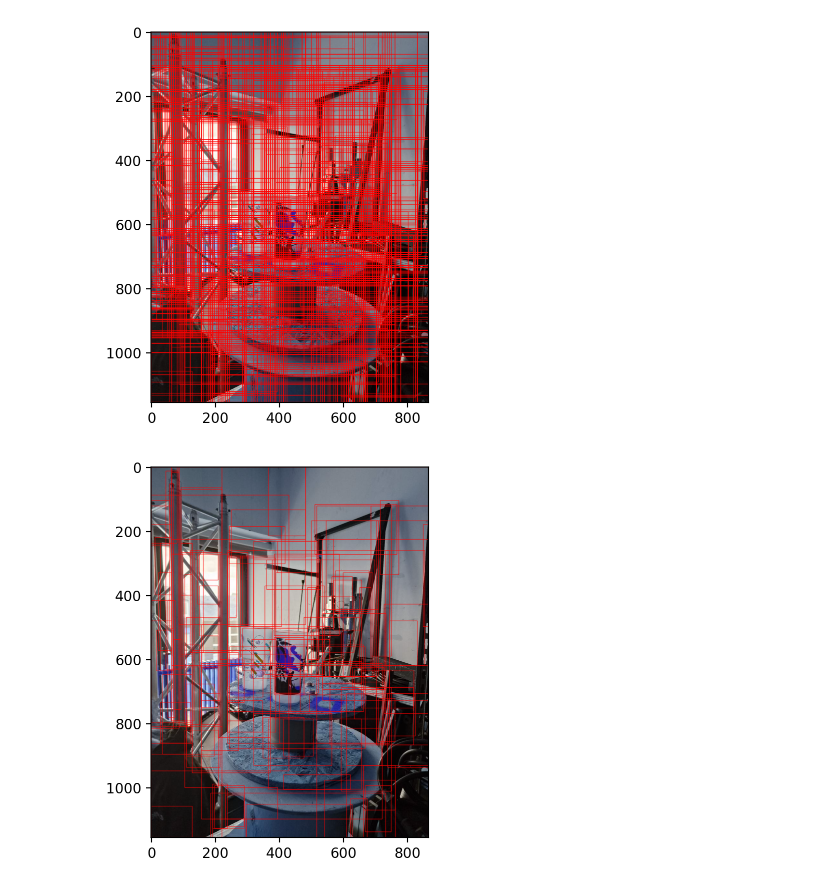
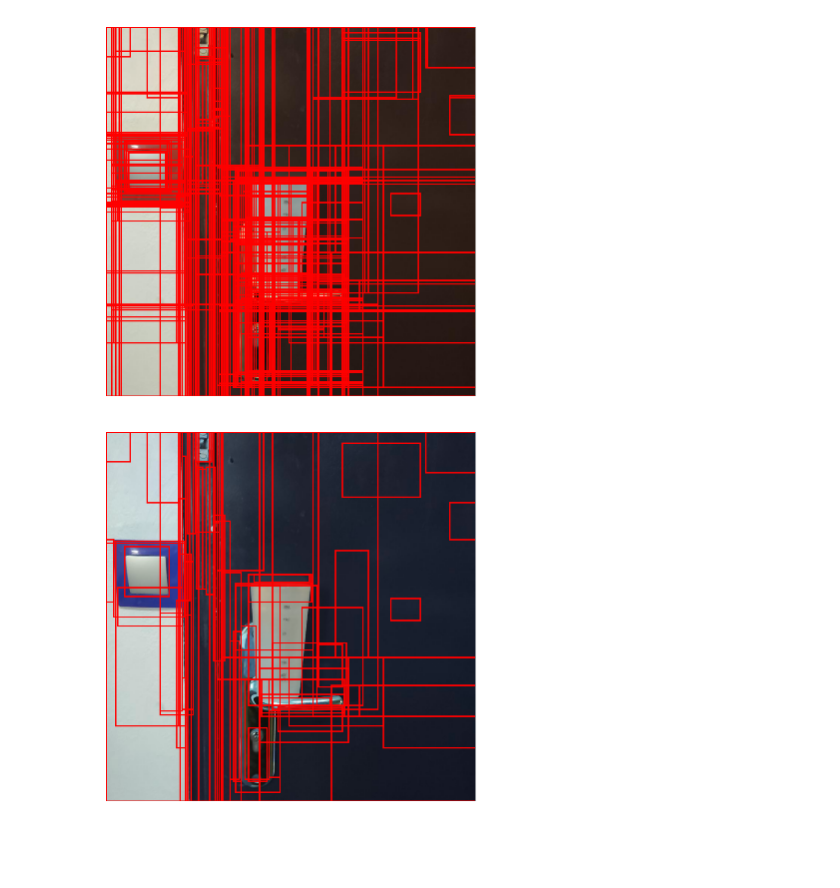
Before and after one commit to pierreadorni/ecocup_detection, a Jupyter notebook: object_detection.ipynb, the cells around one changed output. Cells and saved outputs as stored; diff of their text form; code cells hidden in the pictures; blank space fills up the shorter version.

```diff
--- a/object_detection.ipynb
+++ b/object_detection.ipynb
@@ -36,14 +38,20 @@ def possible_objects(img):
 
 def show_boxes(img, boxes):
     # copy image
-    imOut = img.copy()
-    # iterate over all the region proposals
+    # imOut = img.copy()
+    # # iterate over all the region proposals
+    # for rect in boxes:
+    #     # draw rectangle for region proposal till 100
+    #     x, y, w, h = rect
+    #     cv2.rectangle(imOut, (x, y), (x+w, y+h), (255, 0, 0), 1, cv2.LINE_AA)
+    # show output
+    plt.imshow(img)
+    # remove axis
+    plt.axis("off")
     for rect in boxes:
         # draw rectangle for region proposal till 100
         x, y, w, h = rect
-        cv2.rectangle(imOut, (x, y), (x+w, y+h), (255, 0, 0), 1, cv2.LINE_AA)
-    # show output
-    plt.imshow(imOut)
+        plt.gca().add_patch(plt.Rectangle((x, y), w, h, fill=False, edgecolor='r', linewidth=1))
 
 def IoU(b1, b2):
     i1, j1, h1, l1 = b1
@@ -58,11 +66,11 @@ def IoU(b1, b2):
         return (x2 - x1) * (y2 - y1) / (h1 * l1 + h2 * l2 - (x2 - x1) * (y2 - y1))
 # %%
 # show_boxes(im, )
-boxes = possible_objects(cv2.imread("data/images/pos/abigotte_pos_003.jpg"))
+boxes = possible_objects(io.imread("data/images/pos/adornipi_pos_005.jpg"))
 # %%
-show_boxes(cv2.imread("data/images/pos/abigotte_pos_003.jpg"), boxes)
+show_boxes(io.imread("data/images/pos/adornipi_pos_005.jpg"), boxes)
 # %% [output]
-[figure, old version]
+[figure, new version]
 # %%
 # remove boxes with IoU > 0.5
 def remove_overlapping_boxes(boxes):
@@ -82,9 +90,10 @@ def remove_overlapping_boxes(boxes):
             bboxes.append([x, y, w, h])
     return bboxes
 # %%
-show_boxes(cv2.imread("data/images/pos/abigotte_pos_003.jpg"), remove_overlapping_boxes(boxes))
+show_boxes(cv2.imread("data/images/pos/adornipi_pos_005.jpg"), remove_overlapping_boxes(boxes))
+plt.savefig("images/ss.png", dpi=300)
 # %% [output]
-[figure, old version]
+[figure, new version]
 # %%
 # remove boxes with aspect ratio too square ( not between 1.5 and 2)
 def remove_square_boxes(boxes):
```
Also changed, not shown: parts of 2 cells of this notebook, 8 other files.
